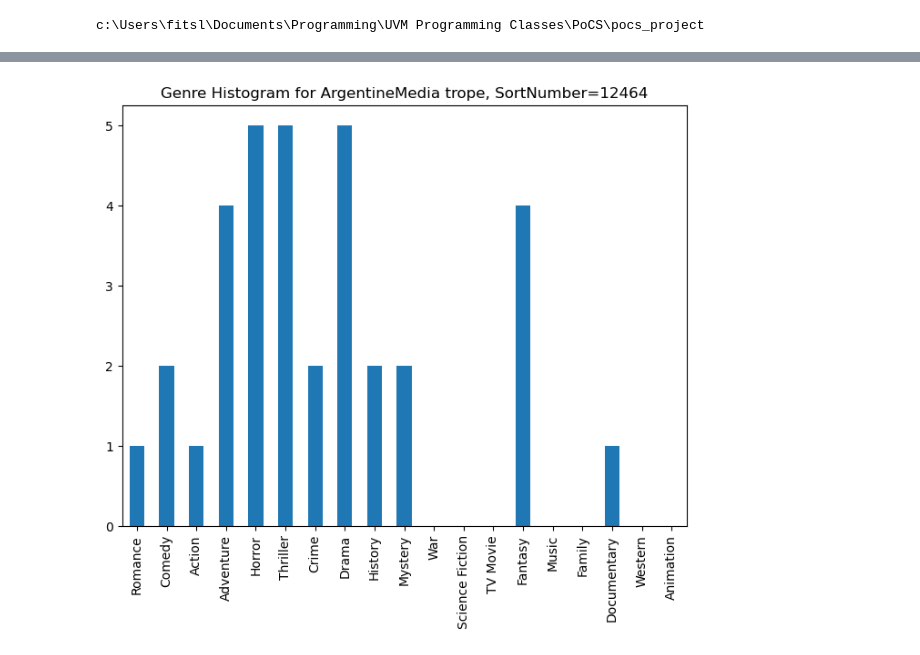
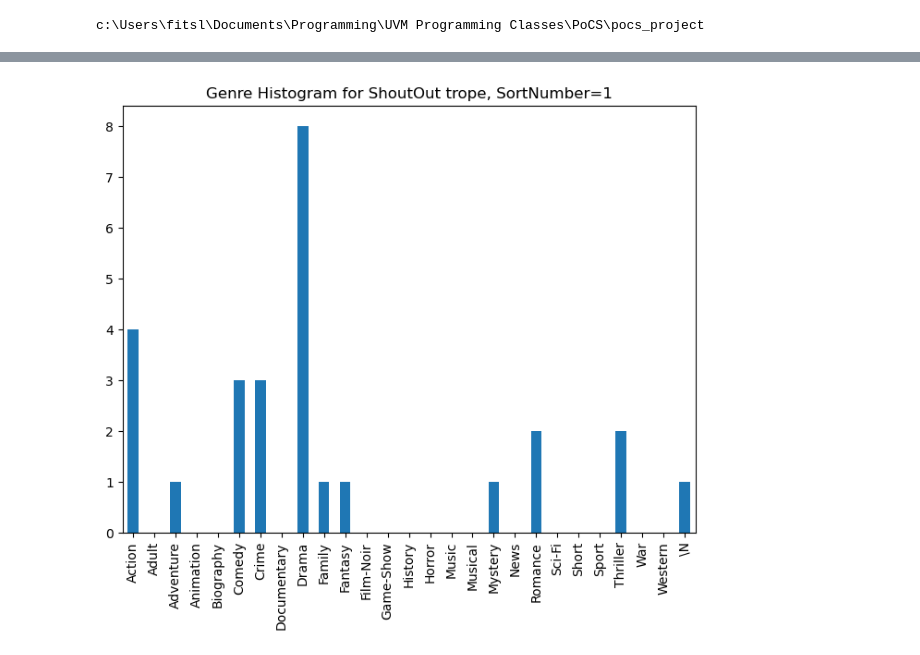
Before and after one commit to FWJK1/Pocs_Film_Project, a Jupyter notebook: Code/DataViz/trope_by_genre_histograms.ipynb, the cells around one changed output, grey strips where cells are left out. Saved outputs shown, nothing was run; the diff lists cells and outputs as text; code cells hidden in the pictures.

```diff
--- a/Code/DataViz/trope_by_genre_histograms.ipynb
+++ b/Code/DataViz/trope_by_genre_histograms.ipynb
@@ -32,6 +32,7 @@ print(root)
 c:\Users\fitsl\Documents\Programming\UVM Programming Classes\PoCS\pocs_project
 # %%
 #load the csv into a dataframe and check it looks good
-df_genres = pd.read_csv(f"{root}/Data/liteweight/genre_counts_by_trope.csv")
-df_genres.head()
+df_genres = pd.read_csv(f"{root}/Data/liteweight/2020_genre_counts_by_trope.csv", index_col=0)
+df_genres = df_genres.sort_values(by='Number_movies', ascending=False).copy()
+df_genres
 # %% [output]
@@ -51,33 +52,37 @@ genre_cols = ['Romance', 'Comedy', 'Action', 'Adventure',
+# %%
+#define the genre cols to look at
+genre_cols = columns_except = df_genres.columns[~df_genres.columns.isin(['Trope', 'Associated_Movies', 'Number_movies'])]
+genre_cols = genre_cols.tolist()
 # %%
 #define a function to make a histogram for a trope
 def genre_trope_hist(data, trope, genres=genre_cols):
     """
     Makes and saves a genre histogram.
 
     To subselect just some genres, input a list to the genres parameter.
 
     Note that the trope parameter can function by name and by pseudo-ranked order.
 
     Pseudo-ranked means that if two tropes have the same number of movies associated with them then we just pick whichever pandas sorted we selected (ties are broken by pandas logic)
     """
 
-    df = data.sort_values(by='length', ascending=False).copy()
+    df = data.sort_values(by='Number_movies', ascending=False).copy()
     if isinstance(trope, str):
-        trope_data = df[df['trope'] == trope]
+        trope_data = df[df['Trope'] == trope]
         rank = trope_data.index[0] + 1
     elif isinstance(trope, int):
         rank = trope
-        trope = df['trope'].iloc[rank-1]
+        trope = df['Trope'].iloc[rank-1]
 
 
     plt.figure(figsize=(8, 6))
     genre_data = df.loc[rank - 1, genre_cols]
     genre_data.plot(kind='bar')
 
     plt.title(f"Genre Histogram for {trope} trope, SortNumber={rank}")
     plt.savefig(f"{root}/Figures/Genre Histograms/Just_Counts/GenreHistogramFor_{trope}_.png")
     plt.show()
 
-genre_trope_hist(df_genres, 'ArgentineMedia')
+genre_trope_hist(df_genres, 1)
 # %% [output]
-[figure, old version]
+[figure, new version]
```
Also changed, not shown: parts of 2 cells of this notebook, 1 other file.
